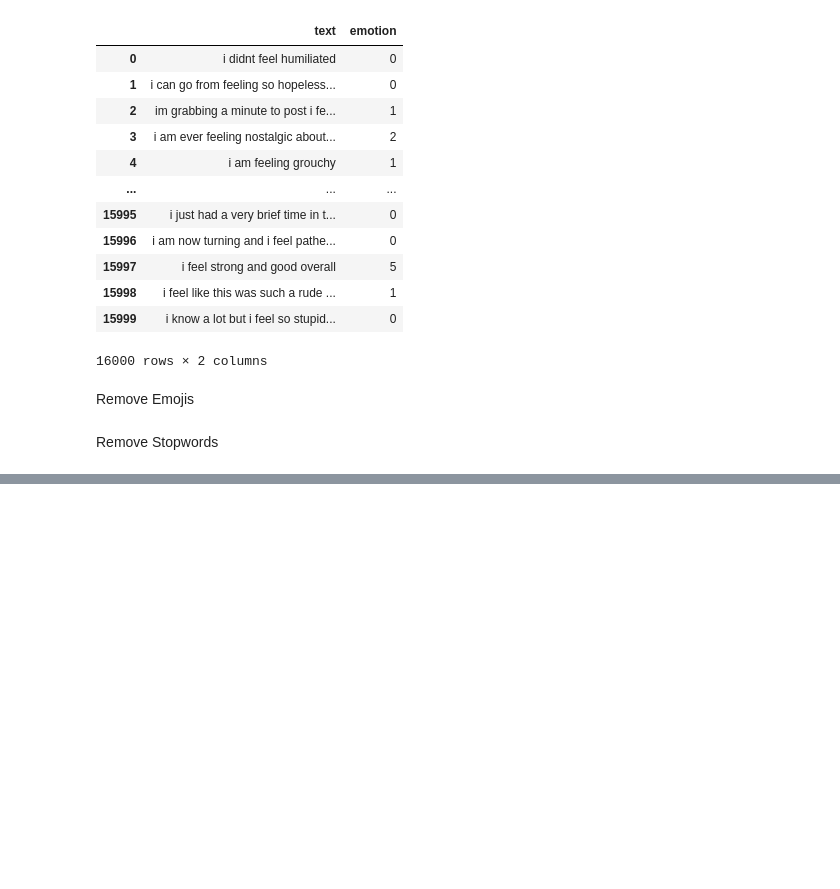
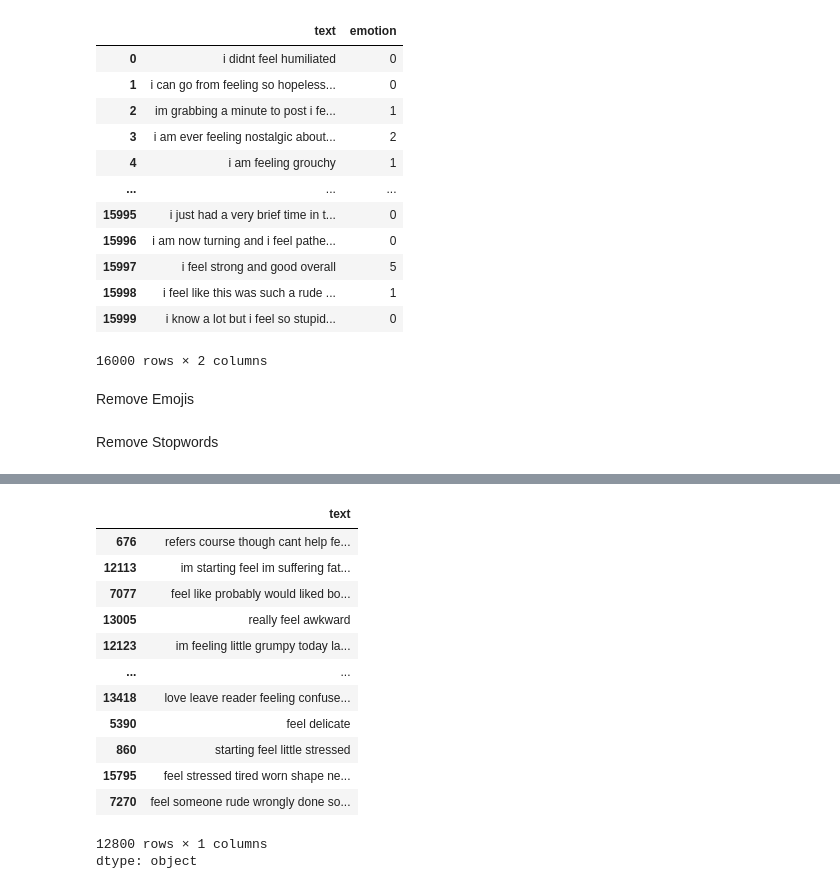
Before and after one commit to sushant758/ML-Exercises, a Jupyter notebook: NLP.ipynb, the cells around one changed output, grey strips where cells are left out. Drawn from its saved outputs; the diff is of its cells as text; code cells hidden in the pictures; blank space fills up the shorter version.

```diff
--- a/NLP.ipynb
+++ b/NLP.ipynb
@@ -81,0 +107,2 @@ import nltk
+# %%
+stop_words = set(stopwords.words('english'))
@@ -81,0 +115,14 @@ import nltk
+# %%
+from nltk.tokenize import word_tokenize
+
+def remove(txt):
+    words = word_tokenize(txt)
+    cleaned = []
+
+    for i in words:
+        if i not in stop_words:
+            cleaned.append(i)
+
+    return ' '.join(cleaned)
+# %%
+df['text'] = df['text'].apply(remove)
@@ -81,0 +144,22 @@ import nltk
+# %%
+from sklearn.model_selection import train_test_split
+
+X_train, X_test, y_train, y_test = train_test_split(df['text'], df['emotion'],
+test_size=0.20, random_state=42)
+# %%
+X_train
+# %% [output]
+|  | text |
+| 676 | refers course though cant help fe... |
+| 12113 | im starting feel im suffering fat... |
+| 7077 | feel like probably would liked bo... |
+| 13005 | really feel awkward |
+| 12123 | im feeling little grumpy today la... |
+| ... | ... |
+| 13418 | love leave reader feeling confuse... |
+| 5390 | feel delicate |
+| 860 | starting feel little stressed |
+| 15795 | feel stressed tired worn shape ne... |
+| 7270 | feel someone rude wrongly done so... |
+12800 rows × 1 columns
+dtype: object
```
Also changed, not shown: parts of 26 cells of this notebook.
